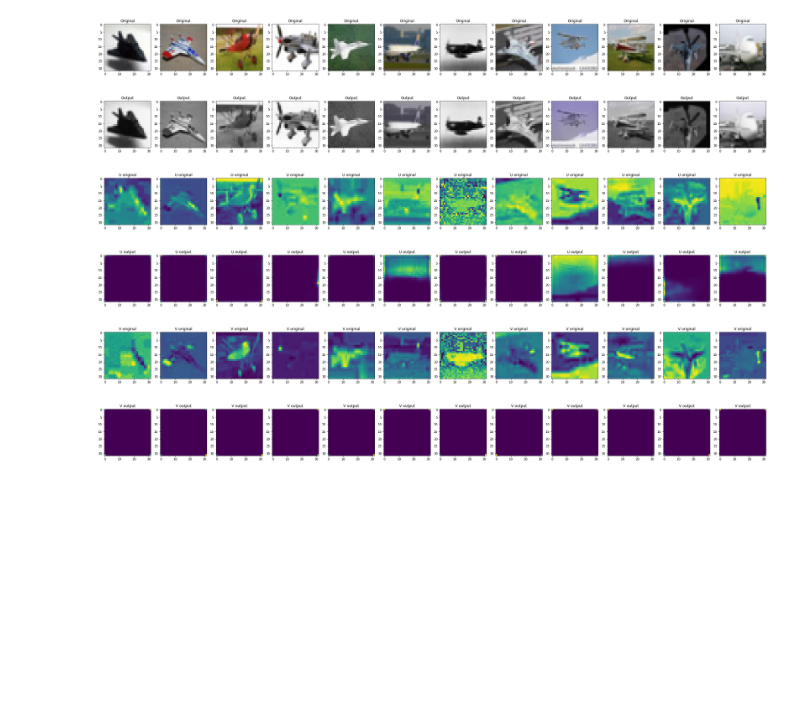
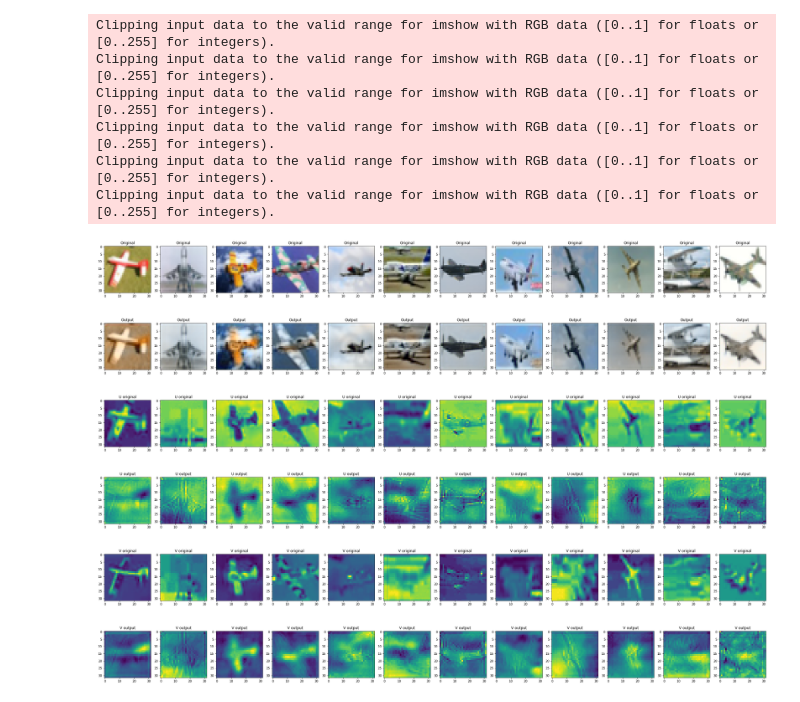
Before and after one commit to conwayjw97/Image-Colourisation-with-Deep-Learning, a Jupyter notebook: src/CVAECifar10.ipynb, the cells around one changed output. Saved outputs shown, nothing was run; the diff lists cells and outputs as text; code cells hidden in the pictures; blank space fills up the shorter version.

Commit message:
tanh activations fixed V output

```diff
--- a/src/CVAECifar10.ipynb
+++ b/src/CVAECifar10.ipynb
@@ -2,8 +2,8 @@
 <a href="https://colab.research.google.com/github/conwayjw97/Image-Colourisation/blob/master/src/CVAECifar10.ipynb" target="_parent"><img src="https://colab.research.google.com/assets/colab-badge.svg" alt="Open In Colab"/></a>
 # %%
 BATCH_SIZE = 100
-LATENT_DIM = 2
-EPOCHS = 300
+LATENT_DIM = 3072
+EPOCHS = 100
 # %%
 from __future__ import absolute_import, division, print_function, unicode_literals
 try:
@@ -97,10 +97,10 @@ layer = Conv2DTranspose(filters=128, kernel_size=3, activation='relu', strides=2
 layer = Conv2DTranspose(filters=64, kernel_size=3, activation='relu', strides=2, padding='same')(layer)
 layer = Conv2DTranspose(filters=16, kernel_size=3, activation='relu', strides=2, padding='same')(layer)
 layer = Conv2DTranspose(filters=8, kernel_size=3, activation='relu', strides=2, padding='same')(layer)
-uv_out = Conv2DTranspose(filters=2, kernel_size=3, activation='sigmoid', padding='same')(layer)
+uv_out = Conv2DTranspose(filters=2, kernel_size=3, activation='tanh', padding='same')(layer)
 concat_outputs = concatenate([uv_out, y_in], 3)
 layer = Conv2DTranspose(filters=8, kernel_size=3, activation='relu', padding='same')(concat_outputs)
-mean_yuv = Conv2DTranspose(filters=3, kernel_size=3, activation='sigmoid', padding='same')(layer)
+mean_yuv = Conv2DTranspose(filters=3, kernel_size=3, activation='tanh', padding='same')(layer)
 log_sig_sqr_yuv = Conv2DTranspose(filters=3, kernel_size=3, activation='relu', padding='same')(layer)
 
 # Instantiate Decoder
@@ -176,6 +176,6 @@ Trainable params: 583,129
 Non-trainable params: 0
 __________________________________________________________________________________________________
 # %%
-history = vae.fit([train_yuv, train_y], shuffle=True, epochs=EPOCHS, batch_size=BATCH_SIZE, validation_data=([test_yuv, test_y], None))
+history = vae.fit([train_yuv, train_y], shuffle=False, epochs=EPOCHS, batch_size=BATCH_SIZE, validation_data=([test_yuv, test_y], None))
 # %% [output]
 Train on 5000 samples, validate on 1000 samples
@@ -213,46 +215,53 @@ result = vae.predict([train_yuv, train_y])
 # result[:,:,:,1:] = output
 
 output_count = 12
+index_offset = 20
 
 fig = plt.figure(figsize=(39, 39))
 for i in range(output_count):
   fig.add_subplot(1,output_count,i+1)
   plt.title("Original")
-  plt.imshow(class_train_images[i])
+  plt.imshow(class_train_images[i+index_offset])
 
 fig = plt.figure(figsize=(39, 39))
 for i in range(output_count):
   fig.add_subplot(1,output_count,i+1)
   plt.title("Output")
-  plt.imshow(tf.image.yuv_to_rgb(result[i]))
+  plt.imshow(tf.image.yuv_to_rgb(result[i+index_offset]))
 
 fig = plt.figure(figsize=(39, 39))
 for i in range(output_count):
   fig.add_subplot(1,output_count,i+1)
   plt.title("U original")
-  plt.imshow(train_yuv[i,:,:,1])
+  plt.imshow(train_yuv[i+index_offset,:,:,1])
 
 fig = plt.figure(figsize=(39, 39))
 for i in range(output_count):
   fig.add_subplot(1,output_count,i+1)
   plt.title("U output")
-  plt.imshow(result[i,:,:,1])
+  plt.imshow(result[i+index_offset,:,:,1])
 
 fig = plt.figure(figsize=(39, 39))
 for i in range(output_count):
   fig.add_subplot(1,output_count,i+1)
   plt.title("V original")
-  plt.imshow(train_yuv[i,:,:,2])
+  plt.imshow(train_yuv[i+index_offset,:,:,2])
 
 fig = plt.figure(figsize=(39, 39))
 for i in range(output_count):
   fig.add_subplot(1,output_count,i+1)
   plt.title("V output")
-  plt.imshow(result[i,:,:,2])
+  plt.imshow(result[i+index_offset,:,:,2])
 # %% [output]
+Clipping input data to the valid range for imshow with RGB data ([0..1] for floats or [0..255] for integers).
+Clipping input data to the valid range for imshow with RGB data ([0..1] for floats or [0..255] for integers).
+Clipping input data to the valid range for imshow with RGB data ([0..1] for floats or [0..255] for integers).
+Clipping input data to the valid range for imshow with RGB data ([0..1] for floats or [0..255] for integers).
+Clipping input data to the valid range for imshow with RGB data ([0..1] for floats or [0..255] for integers).
+Clipping input data to the valid range for imshow with RGB data ([0..1] for floats or [0..255] for integers).
-[figure, old version]
+[figure, new version]
-[figure, old version]
+[figure, new version]
-[figure, old version]
+[figure, new version]
-[figure, old version]
+[figure, new version]
-[figure, old version]
+[figure, new version]
-[figure, old version]
+[figure, new version]
```
Also changed, not shown: parts of 6 cells of this notebook.
